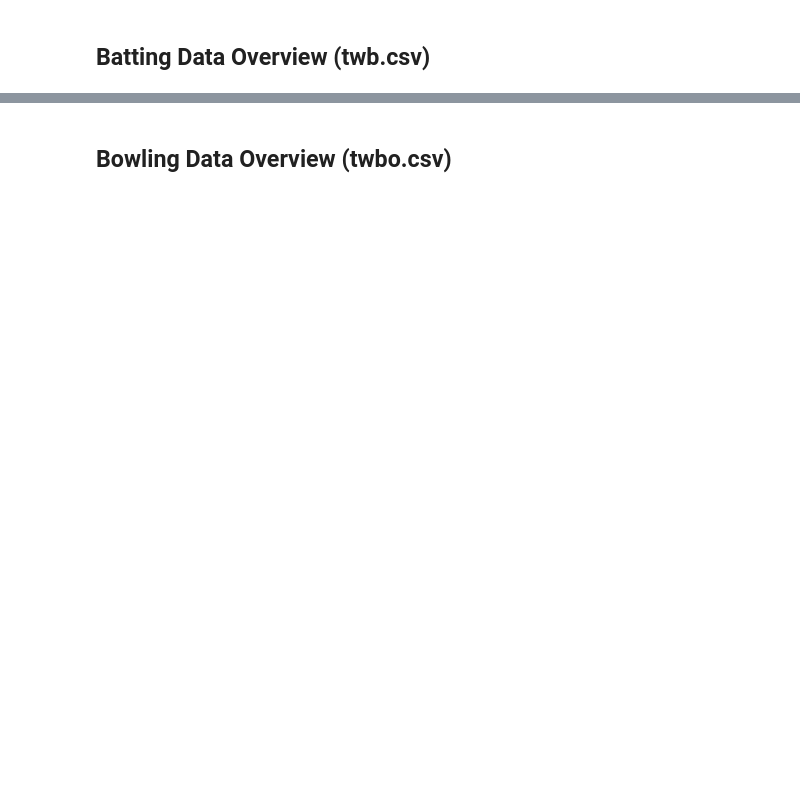
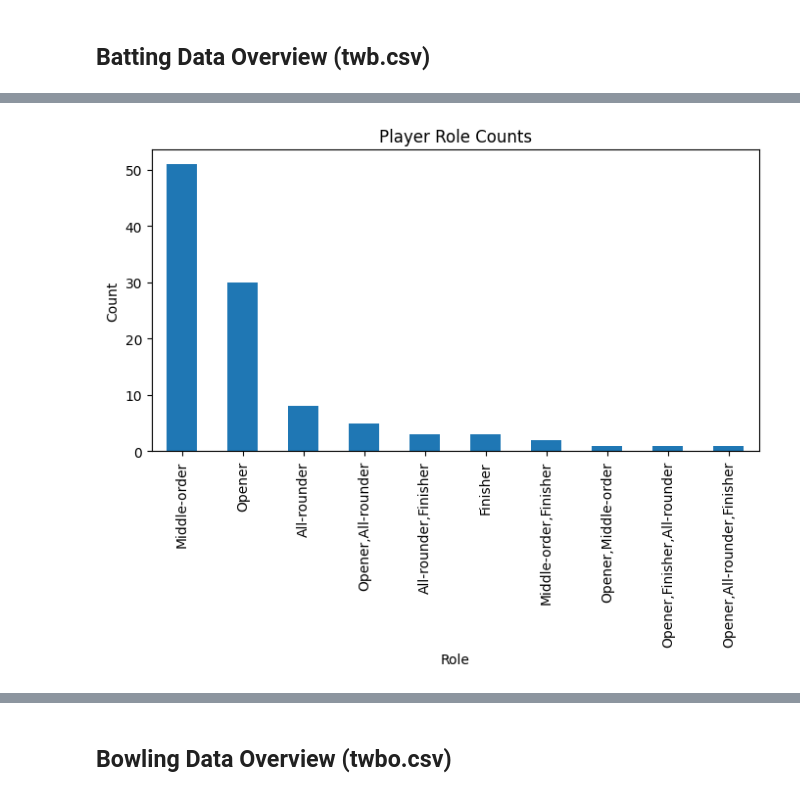
Before and after one commit to sunkenship2025/cricket-dataset-analysis, a Jupyter notebook: eda.ipynb, the cells around one changed output, grey strips where cells are left out. Cells and saved outputs as stored; diff of their text form; code cells hidden in the pictures; blank space fills up the shorter version.

```diff
--- a/eda.ipynb
+++ b/eda.ipynb
@@ -34,7 +249,6 @@ plt.show()
 # %%
-# Batting: Role counts
-role_counts = twb['Role'].value_counts()
-role_counts.plot(kind='bar', figsize=(8,4), title='Player Role Counts')
-plt.ylabel('Count')
-plt.show()
+# (Removed: short EDA used below for slide outputs)
+pass
+# %% [output]
+[figure, added]
 # %%
```
Also changed, not shown: parts of 8 cells of this notebook, 24 other files.
